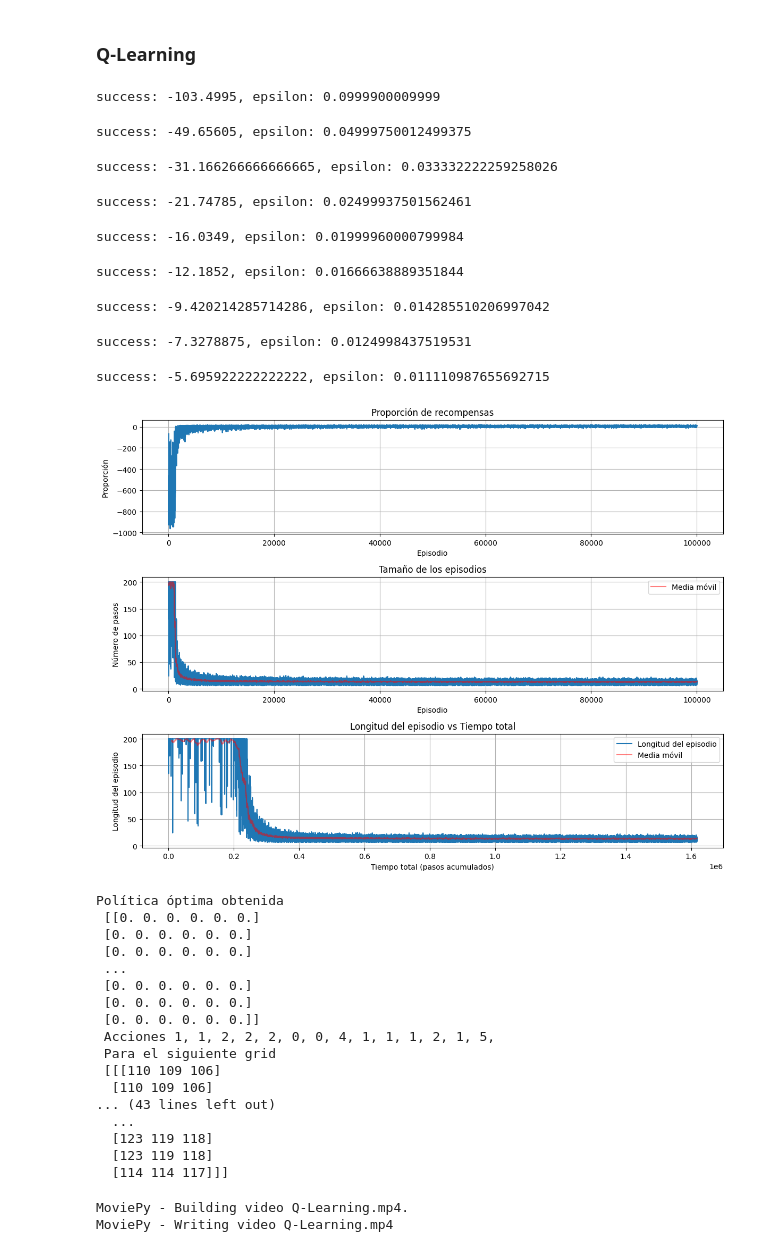
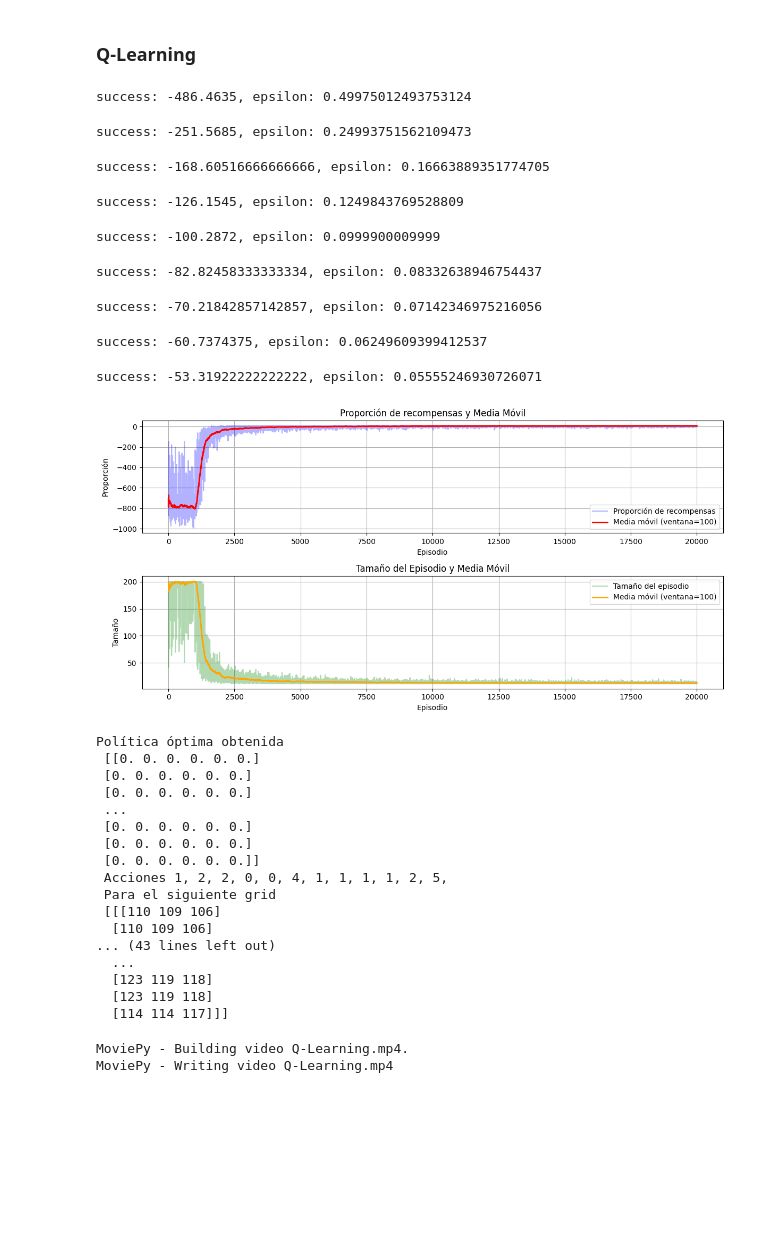
Before and after one commit to DeMiKe16/RL_VLB, a Jupyter notebook: taxi.ipynb, the cells around one changed output. Drawn from its saved outputs; the diff is of its cells as text; code cells hidden in the pictures; blank space fills up the shorter version.

```diff
--- a/taxi.ipynb
+++ b/taxi.ipynb
@@ -197,11 +227,11 @@ episodes_sizes = []
 # Para mostrar la evolución en el terminal y algún dato que mostrar
 stats = 0.0
 list_stats = [stats]
-step_display = 100000 / 10
+step_display = 20000 / 10
 
 # Bucle de entrenamiento
-for episode in tqdm(range(100000)):
-    obs, info = env.reset()
+for episode in tqdm(range(20000)):
+    obs, info = env.reset(seed=seed)
     done = False
     episode_reward = 0
     episode_steps = 0
@@ -231,19 +261,19 @@ for episode in tqdm(range(100000)):
     if episode % step_display == 0 and episode != 0:
         print(f"success: {stats/episode}, epsilon: {agent.eps}")
 # %% [output]
-success: -103.4995, epsilon: 0.0999900009999
+success: -486.4635, epsilon: 0.49975012493753124
-success: -49.65605, epsilon: 0.04999750012499375
+success: -251.5685, epsilon: 0.24993751562109473
-success: -31.166266666666665, epsilon: 0.033332222259258026
+success: -168.60516666666666, epsilon: 0.16663889351774705
-success: -21.74785, epsilon: 0.02499937501562461
+success: -126.1545, epsilon: 0.1249843769528809
-success: -16.0349, epsilon: 0.01999960000799984
+success: -100.2872, epsilon: 0.0999900009999
-success: -12.1852, epsilon: 0.01666638889351844
+success: -82.82458333333334, epsilon: 0.08332638946754437
-success: -9.420214285714286, epsilon: 0.014285510206997042
+success: -70.21842857142857, epsilon: 0.07142346975216056
-success: -7.3278875, epsilon: 0.0124998437519531
+success: -60.7374375, epsilon: 0.06249609399412537
-success: -5.695922222222222, epsilon: 0.011110987655692715
+success: -53.31922222222222, epsilon: 0.05555246930726071
 # %%
-plot_learning_analysis(rewards_per_episode, episodes_sizes)
+plot(rewards_per_episode, episodes_sizes)
 # %% [output]
-[figure, old version]
+[figure, new version]
 # %%
 pi, actions, frames = pi_star_from_Q(env, agent.Q)
 
@@ -262,7 +292,7 @@ Política óptima obtenida
  [0. 0. 0. 0. 0. 0.]
  [0. 0. 0. 0. 0. 0.]
  [0. 0. 0. 0. 0. 0.]]
- Acciones 1, 1, 2, 2, 2, 0, 0, 4, 1, 1, 1, 2, 1, 5,
+ Acciones 1, 2, 2, 0, 0, 4, 1, 1, 1, 1, 2, 5,
  Para el siguiente grid
  [[[110 109 106]
   [110 109 106]
```
Also changed, not shown: parts of 25 cells of this notebook, 13 other files.
